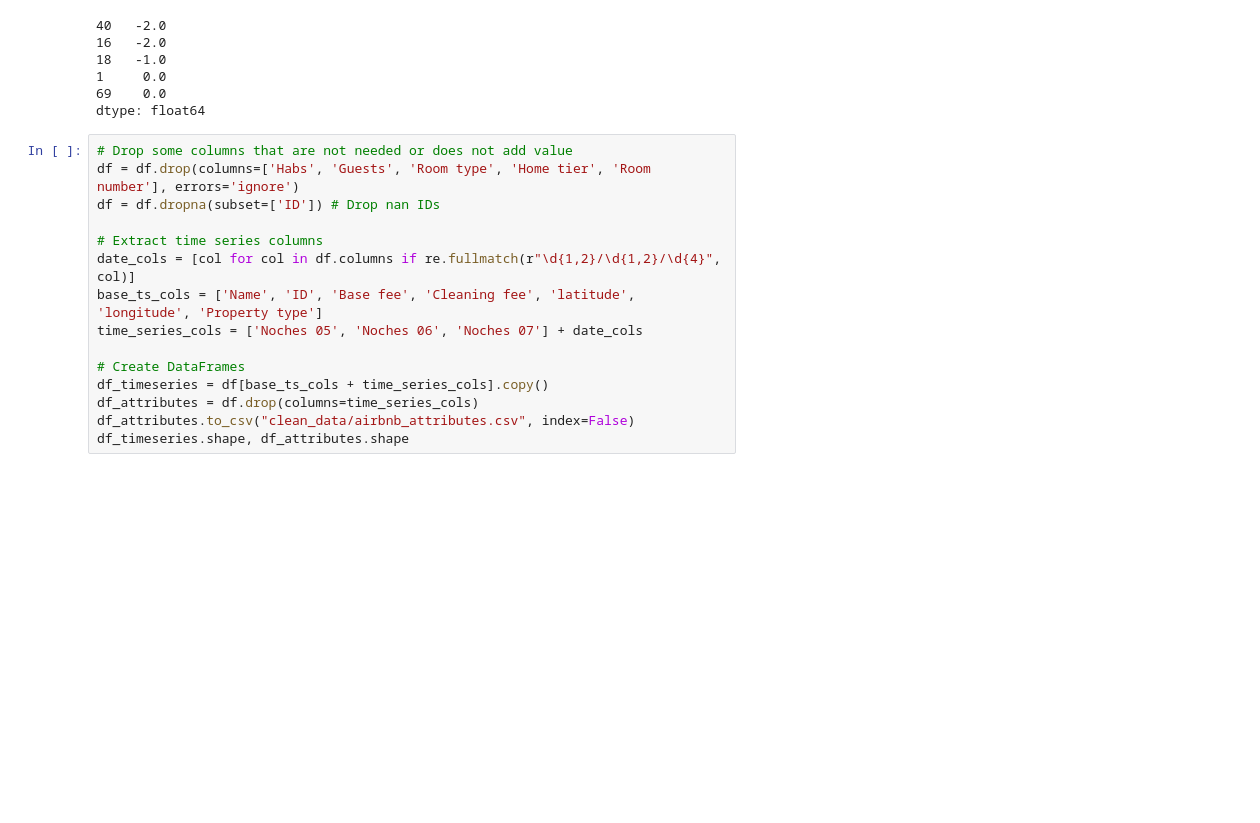
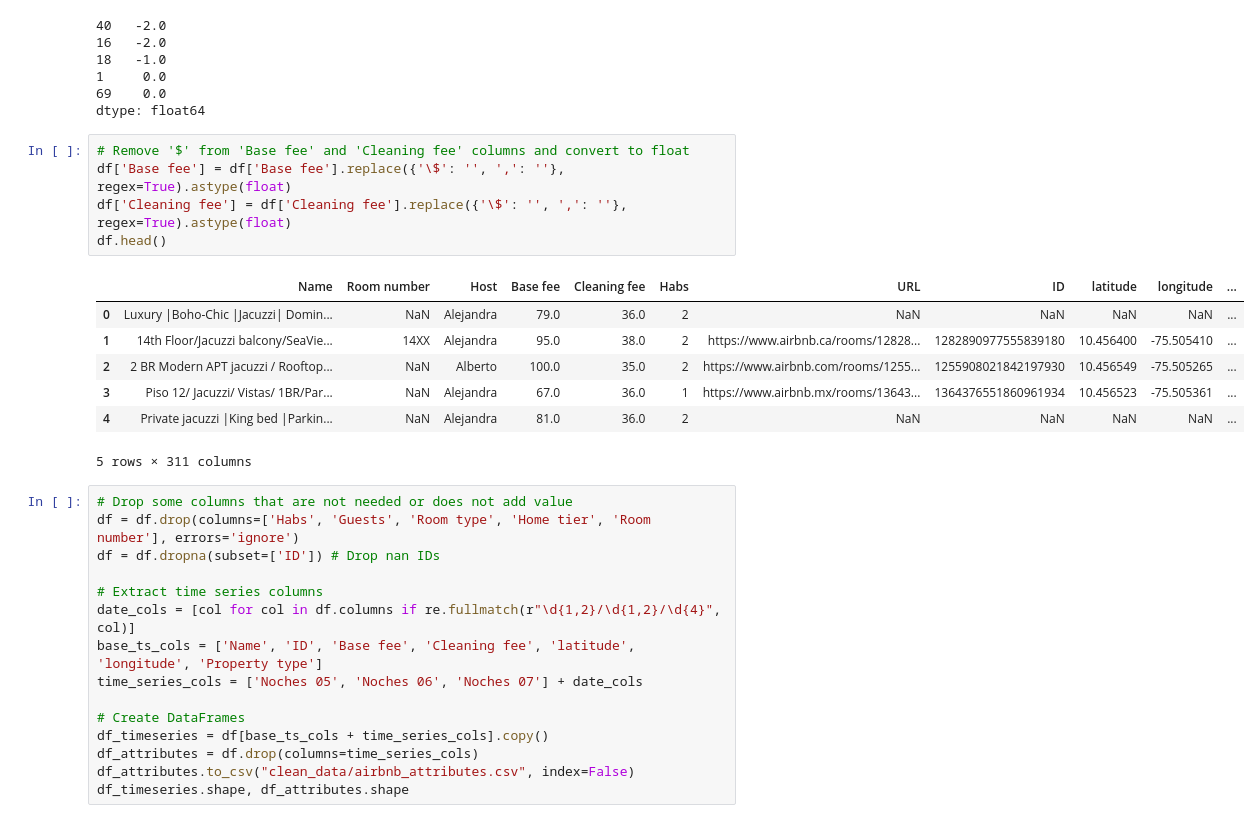
Before and after one commit to bacaSantiago/Time-series-TDA-, a Jupyter notebook: ETL.ipynb, the cells around one changed output. Cells and saved outputs as stored; diff of their text form; blank space fills up the shorter version.

```diff
--- a/ETL.ipynb
+++ b/ETL.ipynb
@@ -350,6 +353,19 @@ Name: count, dtype: int64
 1     0.0
 69    0.0
 dtype: float64
+# %%
+# Remove '$' from 'Base fee' and 'Cleaning fee' columns and convert to float
+df['Base fee'] = df['Base fee'].replace({'\$': '', ',': ''}, regex=True).astype(float)
+df['Cleaning fee'] = df['Cleaning fee'].replace({'\$': '', ',': ''}, regex=True).astype(float)
+df.head()
+# %% [output]
+|  | Name | Room number | Host | Base fee | Cleaning fee | Habs | URL | ID | latitude | longitude | ... |
+| 0 | Luxury |Boho-Chic |Jacuzzi| Domin... | NaN | Alejandra | 79.0 | 36.0 | 2 | NaN | NaN | NaN | NaN | ... |
+| 1 | 14th Floor/Jacuzzi balcony/SeaVie... | 14XX | Alejandra | 95.0 | 38.0 | 2 | https://www.airbnb.ca/rooms/12828... | 1282890977555839180 | 10.456400 | -75.505410 | ... |
+| 2 | 2 BR Modern APT jacuzzi / Rooftop... | NaN | Alberto | 100.0 | 35.0 | 2 | https://www.airbnb.com/rooms/1255... | 1255908021842197930 | 10.456549 | -75.505265 | ... |
+| 3 | Piso 12/ Jacuzzi/ Vistas/ 1BR/Par... | NaN | Alejandra | 67.0 | 36.0 | 1 | https://www.airbnb.mx/rooms/13643... | 1364376551860961934 | 10.456523 | -75.505361 | ... |
+| 4 | Private jacuzzi |King bed |Parkin... | NaN | Alejandra | 81.0 | 36.0 | 2 | NaN | NaN | NaN | NaN | ... |
+5 rows × 311 columns
 # %%
 # Drop some columns that are not needed or does not add value
 df = df.drop(columns=['Habs', 'Guests', 'Room type', 'Home tier', 'Room number'], errors='ignore')
```
Also changed, not shown: parts of 2 cells of this notebook, 7 other files.
